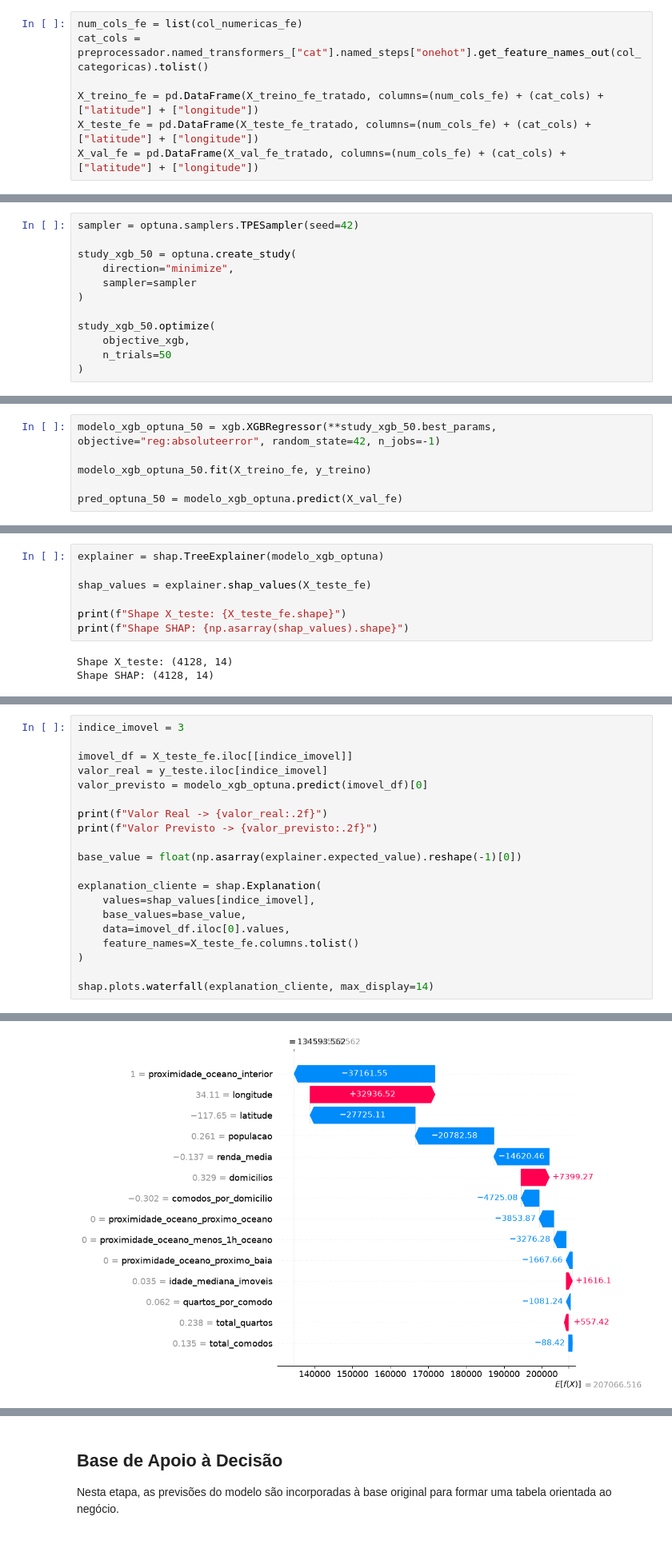
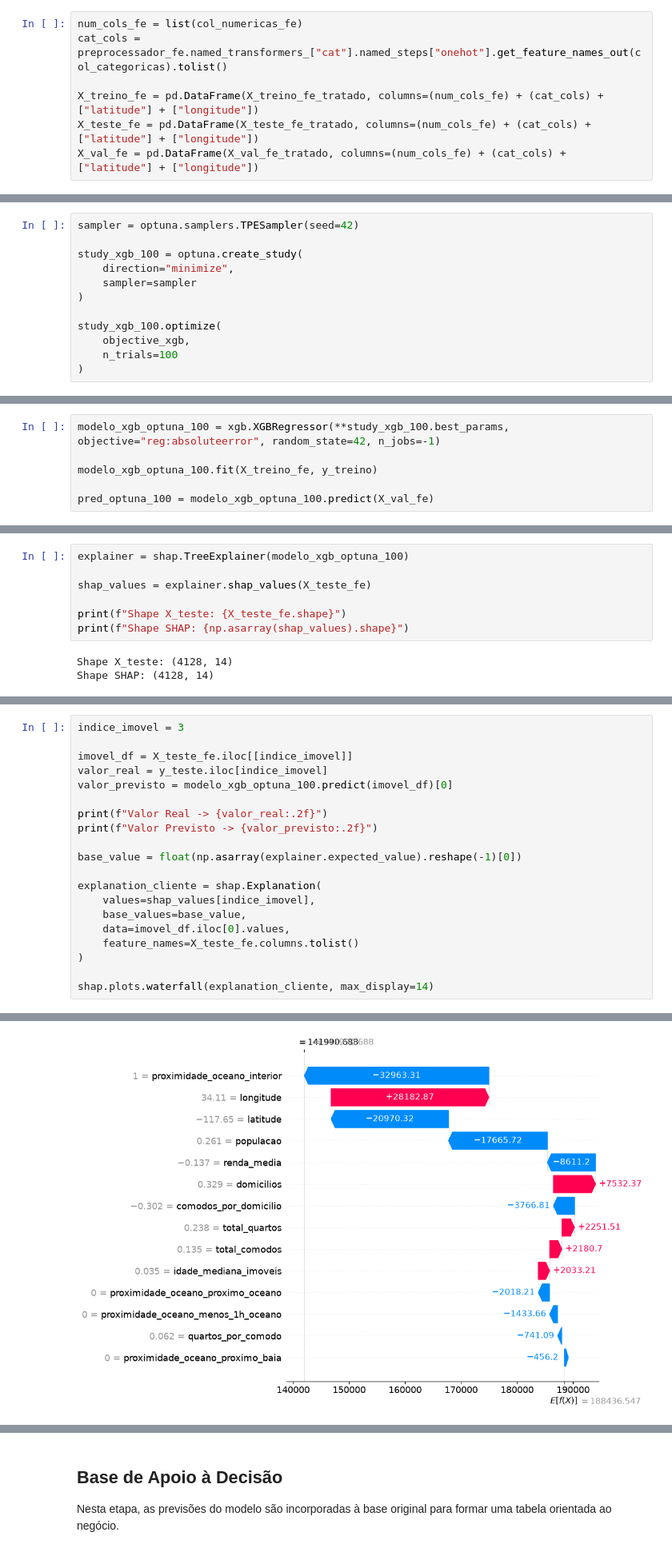
Before and after one commit to RenanTrevelim/california-housing-price-prediction, a Jupyter notebook: notebooks/03_modelos_machine_learning.ipynb, the cells around one changed output, grey strips where cells are left out. Shown at 80% size. Saved outputs shown, nothing was run; the diff lists cells and outputs as text.

Commit message:
documentando os notebooks e melhorando modelo

```diff
--- a/notebooks/03_modelos_machine_learning.ipynb
+++ b/notebooks/03_modelos_machine_learning.ipynb
@@ -266,7 +358,7 @@ X_teste = pd.DataFrame(X_teste_tratado, columns=(num_cols) + (cat_cols) + ["lati
 X_val = pd.DataFrame(X_val_tratado, columns=(num_cols) + (cat_cols) + ["latitude"] + ["longitude"])
 # %%
 num_cols_fe = list(col_numericas_fe)
-cat_cols = preprocessador.named_transformers_["cat"].named_steps["onehot"].get_feature_names_out(col_categoricas).tolist()
+cat_cols = preprocessador_fe.named_transformers_["cat"].named_steps["onehot"].get_feature_names_out(col_categoricas).tolist()
 
 X_treino_fe = pd.DataFrame(X_treino_fe_tratado, columns=(num_cols_fe) + (cat_cols) + ["latitude"] + ["longitude"])
 X_teste_fe = pd.DataFrame(X_teste_fe_tratado, columns=(num_cols_fe) + (cat_cols) + ["latitude"] + ["longitude"])
@@ -749,13 +966,13 @@ fig2.show()
 # %%
 sampler = optuna.samplers.TPESampler(seed=42)
 
-study_xgb_50 = optuna.create_study(
+study_xgb_100 = optuna.create_study(
     direction="minimize",
     sampler=sampler
 )
 
-study_xgb_50.optimize(
+study_xgb_100.optimize(
     objective_xgb,
-    n_trials=50
+    n_trials=100
 )
 # %% [output]
@@ -795,7 +1012,7 @@ fig2_200.show()
 # %%
-modelo_xgb_optuna_50 = xgb.XGBRegressor(**study_xgb_50.best_params, objective="reg:absoluteerror", random_state=42, n_jobs=-1)
+modelo_xgb_optuna_100 = xgb.XGBRegressor(**study_xgb_100.best_params, objective="reg:absoluteerror", random_state=42, n_jobs=-1)
 
-modelo_xgb_optuna_50.fit(X_treino_fe, y_treino)
+modelo_xgb_optuna_100.fit(X_treino_fe, y_treino)
 
-pred_optuna_50 = modelo_xgb_optuna.predict(X_val_fe)
+pred_optuna_100 = modelo_xgb_optuna_100.predict(X_val_fe)
 # %%
@@ -1012,5 +1340,5 @@ plt.show()
 # %%
-explainer = shap.TreeExplainer(modelo_xgb_optuna)
+explainer = shap.TreeExplainer(modelo_xgb_optuna_100)
 
 shap_values = explainer.shap_values(X_teste_fe)
 
@@ -1073,7 +1427,7 @@ indice_imovel = 3
 
 imovel_df = X_teste_fe.iloc[[indice_imovel]]
 valor_real = y_teste.iloc[indice_imovel]
-valor_previsto = modelo_xgb_optuna.predict(imovel_df)[0]
+valor_previsto = modelo_xgb_optuna_100.predict(imovel_df)[0]
 
 print(f"Valor Real -> {valor_real:.2f}")
 print(f"Valor Previsto -> {valor_previsto:.2f}")
@@ -1094 +1448 @@ Valor Previsto -> 134593.39
-[figure, old version]
+[figure, new version]
```
Also changed, not shown: parts of 113 cells of this notebook, 6 other files.
